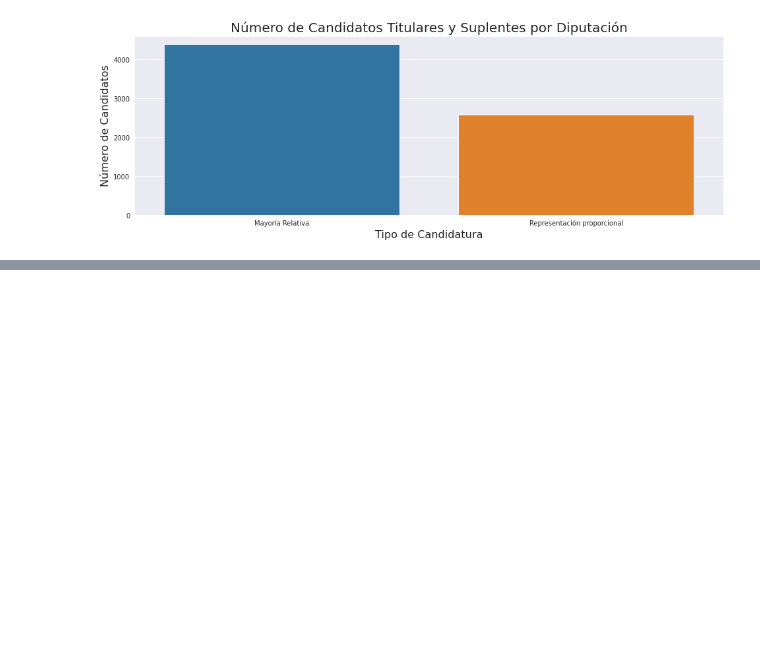
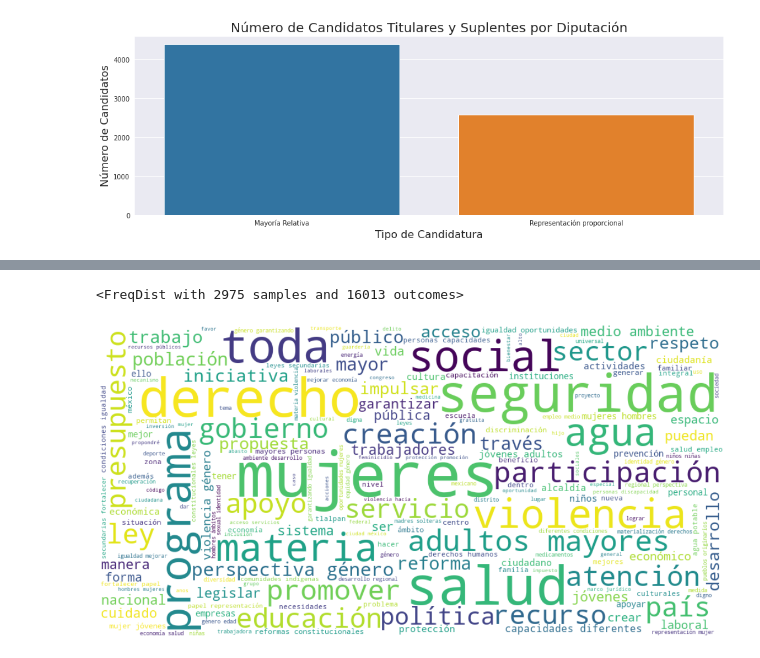
Before and after one commit to zoegarm/Analisis_INE_2021, a Jupyter notebook: Analsis_BD_INE_2021.ipynb, the cells around one changed output, grey strips where cells are left out. Saved outputs shown, nothing was run; the diff lists cells and outputs as text; code cells hidden in the pictures; blank space fills up the shorter version.

```diff
--- a/Analsis_BD_INE_2021.ipynb
+++ b/Analsis_BD_INE_2021.ipynb
@@ -82,0 +311,5 @@ d_22
+# %%
+CDMX.grafica_nube_palabras()
+# %% [output]
+<FreqDist with 2975 samples and 16013 outcomes>
+[figure, added]
```
Also changed, not shown: parts of 16 cells of this notebook.
